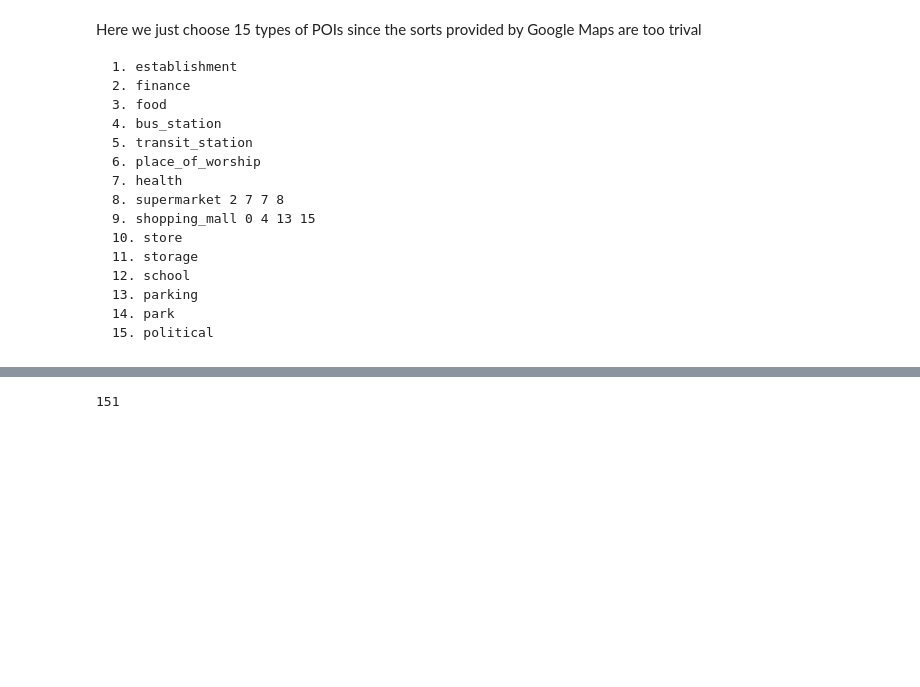
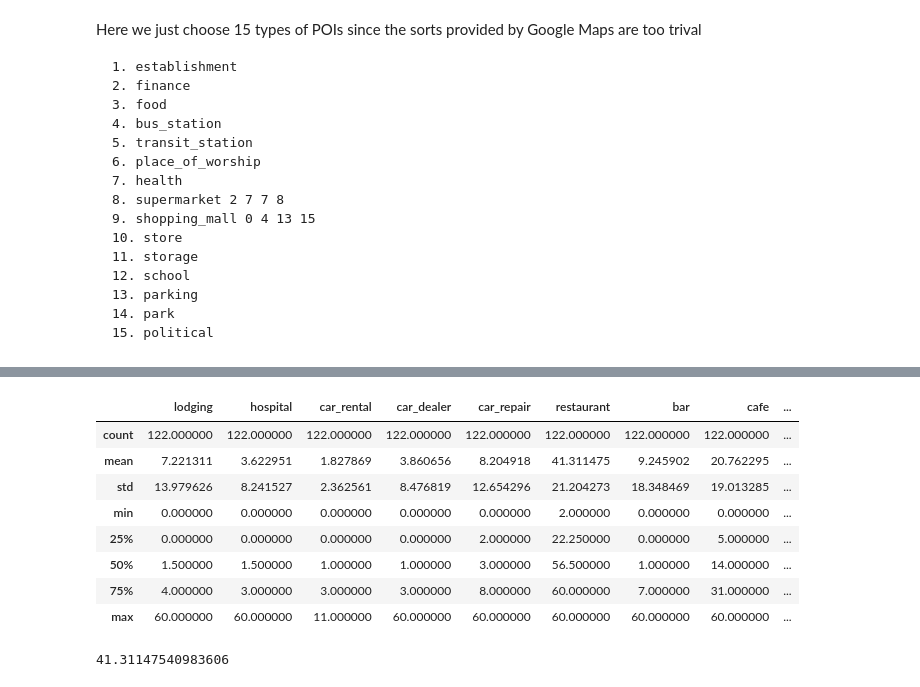
Before and after one commit to ZhuangDingyi/SmartCardClustering, a Jupyter notebook: Craweler_MRT_POI.ipynb, the cells around one changed output, grey strips where cells are left out. Drawn from its saved outputs; the diff is of its cells as text; code cells hidden in the pictures; blank space fills up the shorter version.

```diff
--- a/Craweler_MRT_POI.ipynb
+++ b/Craweler_MRT_POI.ipynb
@@ -87,2 +100,3 @@ MRTStops_Geo.head()
 # %%
-gmapsPOI=googlemaps.Client(key='AIzaSyChRyFcm9XbpjgwctEM0TStxOlKWGsNTIc')
+gmapsPOI=googlemaps.Client(key='AIzaSyCE7QSaTd9ekCN8eA431aKukJaEA6ttV_8')
+# AIzaSyDWRsxVMsuaML1OyzQPGn0N2ML9XHivNwU
@@ -147,6 +295,7 @@ MRTStops_Geo.head()
 # %%
 for i in tqdm_notebook(range(len(MRTStops_Geo))):
     location=(MRTStops_Geo['MRTLat'][i],MRTStops_Geo['MRTLng'][i])
+    '''
     MRTStops_Geo['establishment'][i]=len(gmapsPOI.places_radar(type='establishment',location=location,radius=500)['results'])
     MRTStops_Geo['finance'][i]=len(gmapsPOI.places_radar(type='finance',location=location,radius=500)['results'])
     MRTStops_Geo['food'][i]=len(gmapsPOI.places_radar(type='food',location=location,radius=500)['results'])
@@ -162,5 +311,16 @@ for i in tqdm_notebook(range(len(MRTStops_Geo))):
     MRTStops_Geo['park'][i]=len(gmapsPOI.places_radar(type='park',location=location,radius=500)['results'])
     MRTStops_Geo['political'][i]=len(gmapsPOI.places_radar(type='political',location=location,radius=500)['results'])
     MRTStops_Geo['storage'][i]=len(gmapsPOI.places_radar(type='storage',location=location,radius=500)['results'])
+    '''
+    MRTStops_Geo['lodging'][i]=getPOINumberGMAPS(location,'lodging')
+    MRTStops_Geo['hospital'][i]=getPOINumberGMAPS(location,'hospital')
+    MRTStops_Geo['car_rental'][i]=getPOINumberGMAPS(location,'car_rental')
+    MRTStops_Geo['car_dealer'][i]=getPOINumberGMAPS(location,'car_dealer')
+    MRTStops_Geo['car_repair'][i]=getPOINumberGMAPS(location,'car_repair')
+    MRTStops_Geo['restaurant'][i]=getPOINumberGMAPS(location,'restaurant')
+    MRTStops_Geo['bar'][i]=getPOINumberGMAPS(location,'bar')
+    MRTStops_Geo['cafe'][i]=getPOINumberGMAPS(location,'cafe')
+    MRTStops_Geo['local_government_office'][i]=getPOINumberGMAPS(location,'local_government_office')
+    MRTStops_Geo['bicycle_store'][i]=getPOINumberGMAPS(location,'bicycle_store')
 # %% [output]
 A Jupyter Widget
@@ -185 +349,3 @@ Timeout:
+# %%
+poi_selected_new=['lodging','hospital','car_rental','car_dealer','car_repair','restaurant','bar','cafe','local_government_office','bicycle_store']
 # %%
@@ -187,4 +353,16 @@ MRTStops_Geo.to_csv('MRTStops_Geo_POI_20180726.csv',index=False)
-# %%
-len(gmapsPOI.places_radar(type='store',location=location,radius=500)['results'])
-# %% [output]
-151
+# %%
+MRTStops_Geo[poi_selected_new].describe()
+# %% [output]
+|  | lodging | hospital | car_rental | car_dealer | car_repair | restaurant | bar | cafe | ... |
+| count | 122.000000 | 122.000000 | 122.000000 | 122.000000 | 122.000000 | 122.000000 | 122.000000 | 122.000000 | ... |
+| mean | 7.221311 | 3.622951 | 1.827869 | 3.860656 | 8.204918 | 41.311475 | 9.245902 | 20.762295 | ... |
+| std | 13.979626 | 8.241527 | 2.362561 | 8.476819 | 12.654296 | 21.204273 | 18.348469 | 19.013285 | ... |
+| min | 0.000000 | 0.000000 | 0.000000 | 0.000000 | 0.000000 | 2.000000 | 0.000000 | 0.000000 | ... |
+| 25% | 0.000000 | 0.000000 | 0.000000 | 0.000000 | 2.000000 | 22.250000 | 0.000000 | 5.000000 | ... |
+| 50% | 1.500000 | 1.500000 | 1.000000 | 1.000000 | 3.000000 | 56.500000 | 1.000000 | 14.000000 | ... |
+| 75% | 4.000000 | 3.000000 | 3.000000 | 3.000000 | 8.000000 | 60.000000 | 7.000000 | 31.000000 | ... |
+| max | 60.000000 | 60.000000 | 11.000000 | 60.000000 | 60.000000 | 60.000000 | 60.000000 | 60.000000 | ... |
+# %%
+np.mean(MRTStops_Geo['restaurant'])
+# %% [output]
+41.31147540983606
```
Also changed, not shown: parts of 20 cells of this notebook, 2 other files.
